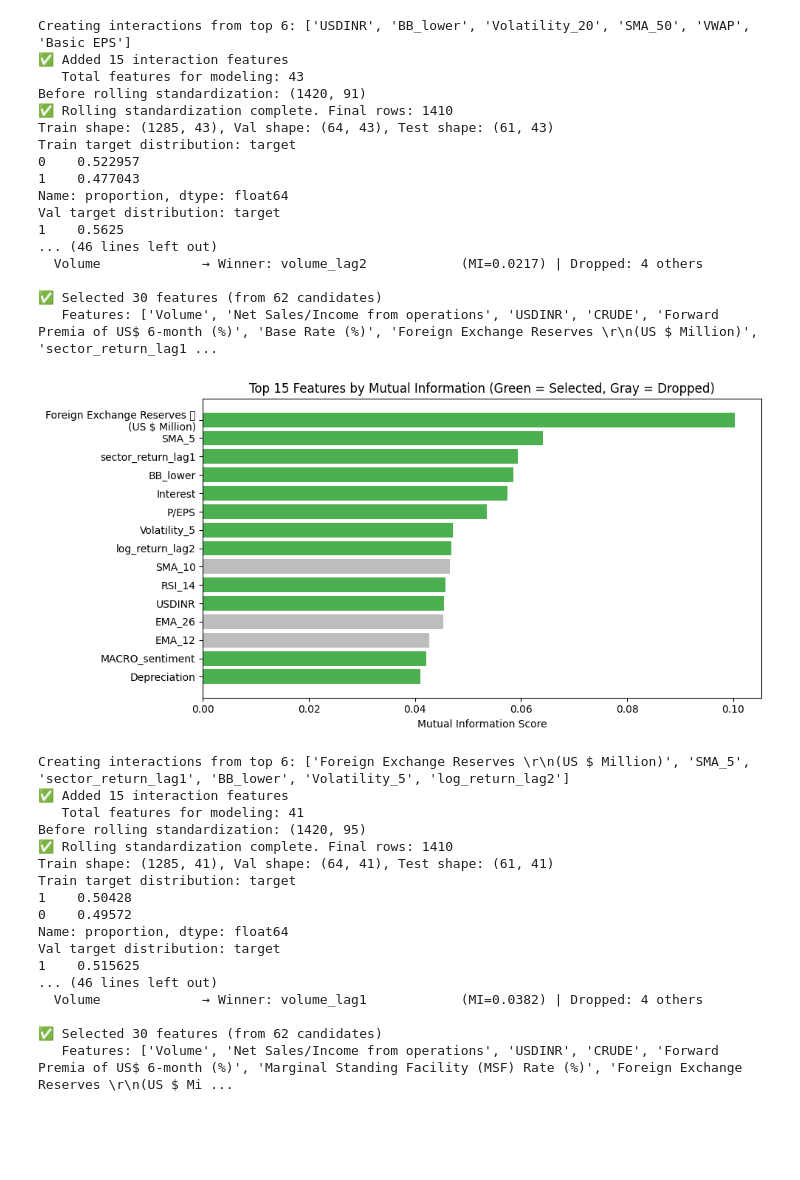
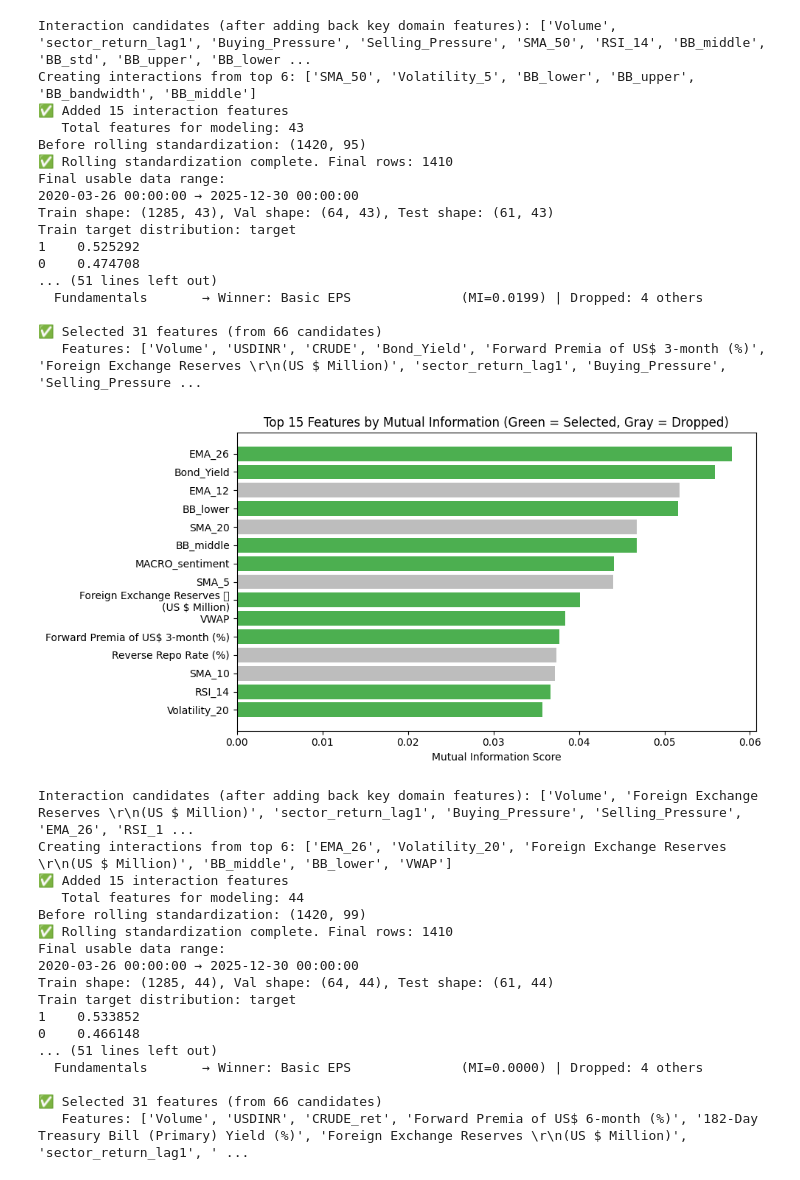
Before and after one commit to Anumita-P/assignment2-return-forecasting, a Jupyter notebook: model.ipynb, the cells around one changed output. Cells and saved outputs as stored; diff of their text form; code cells hidden in the pictures; blank space fills up the shorter version.

```diff
--- a/model.ipynb
+++ b/model.ipynb
@@ -680,9 +880,9 @@ results_summary = []
 
 for name, data in stocks.items():
 
-    prepared = prepare_stock_dataframe(data, name, target_type="residual")
+    prepared = prepare_stock_dataframe(data, name, target_type="raw")
 
-    r2, acc, _, _, _, _, _, _ = train_stock_model(prepared, name)
+    r2, acc, _, _, _, _,_,_ = train_stock_model(prepared, name)
 
     results_summary.append({
         "Stock": name,
@@ -733,35 +933,35 @@ Val target distribution: target
-Creating interactions from top 6: ['USDINR', 'BB_lower', 'Volatility_20', 'SMA_50', 'VWAP', 'Basic EPS']
+Interaction candidates (after adding back key domain features): ['Volume', 'sector_return_lag1', 'Buying_Pressure', 'Selling_Pressure', 'SMA_50', 'RSI_14', 'BB_middle', 'BB_std', 'BB_upper', 'BB_lower ...
+Creating interactions from top 6: ['SMA_50', 'Volatility_5', 'BB_lower', 'BB_upper', 'BB_bandwidth', 'BB_middle']
 ✅ Added 15 interaction features
    Total features for modeling: 43
-Before rolling standardization: (1420, 91)
+Before rolling standardization: (1420, 95)
 ✅ Rolling standardization complete. Final rows: 1410
+Final usable data range:
+2020-03-26 00:00:00 → 2025-12-30 00:00:00
 Train shape: (1285, 43), Val shape: (64, 43), Test shape: (61, 43)
 Train target distribution: target
-0    0.522957
-1    0.477043
-Name: proportion, dtype: float64
-Val target distribution: target
-1    0.5625
-... (46 lines left out)
-  Volume             → Winner: volume_lag2            (MI=0.0217) | Dropped: 4 others
+1    0.525292
+0    0.474708
+... (51 lines left out)
+  Fundamentals       → Winner: Basic EPS              (MI=0.0199) | Dropped: 4 others
 
-✅ Selected 30 features (from 62 candidates)
-   Features: ['Volume', 'Net Sales/Income from operations', 'USDINR', 'CRUDE', 'Forward Premia of US$ 6-month (%)', 'Base Rate (%)', 'Foreign Exchange Reserves \r\n(US $ Million)', 'sector_return_lag1 ...
+✅ Selected 31 features (from 66 candidates)
+   Features: ['Volume', 'USDINR', 'CRUDE', 'Bond_Yield', 'Forward Premia of US$ 3-month (%)', 'Foreign Exchange Reserves \r\n(US $ Million)', 'sector_return_lag1', 'Buying_Pressure', 'Selling_Pressure ...
-[figure, old version]
+[figure, new version]
-Creating interactions from top 6: ['Foreign Exchange Reserves \r\n(US $ Million)', 'SMA_5', 'sector_return_lag1', 'BB_lower', 'Volatility_5', 'log_return_lag2']
+Interaction candidates (after adding back key domain features): ['Volume', 'Foreign Exchange Reserves \r\n(US $ Million)', 'sector_return_lag1', 'Buying_Pressure', 'Selling_Pressure', 'EMA_26', 'RSI_1 ...
+Creating interactions from top 6: ['EMA_26', 'Volatility_20', 'Foreign Exchange Reserves \r\n(US $ Million)', 'BB_middle', 'BB_lower', 'VWAP']
 ✅ Added 15 interaction features
-   Total features for modeling: 41
-Before rolling standardization: (1420, 95)
+   Total features for modeling: 44
+Before rolling standardization: (1420, 99)
 ✅ Rolling standardization complete. Final rows: 1410
-Train shape: (1285, 41), Val shape: (64, 41), Test shape: (61, 41)
+Final usable data range:
+2020-03-26 00:00:00 → 2025-12-30 00:00:00
+Train shape: (1285, 44), Val shape: (64, 44), Test shape: (61, 44)
 Train target distribution: target
-1    0.50428
-0    0.49572
-Name: proportion, dtype: float64
-Val target distribution: target
-1    0.515625
-... (46 lines left out)
-  Volume             → Winner: volume_lag1            (MI=0.0382) | Dropped: 4 others
+1    0.533852
+0    0.466148
+... (51 lines left out)
+  Fundamentals       → Winner: Basic EPS              (MI=0.0000) | Dropped: 4 others
 
-✅ Selected 30 features (from 62 candidates)
-   Features: ['Volume', 'Net Sales/Income from operations', 'USDINR', 'CRUDE', 'Forward Premia of US$ 6-month (%)', 'Marginal Standing Facility (MSF) Rate (%)', 'Foreign Exchange Reserves \r\n(US $ Mi ...
+✅ Selected 31 features (from 66 candidates)
+   Features: ['Volume', 'USDINR', 'CRUDE_ret', 'Forward Premia of US$ 6-month (%)', '182-Day Treasury Bill (Primary) Yield (%)', 'Foreign Exchange Reserves \r\n(US $ Million)', 'sector_return_lag1', ' ...
```
Also changed, not shown: parts of 5 cells of this notebook.
